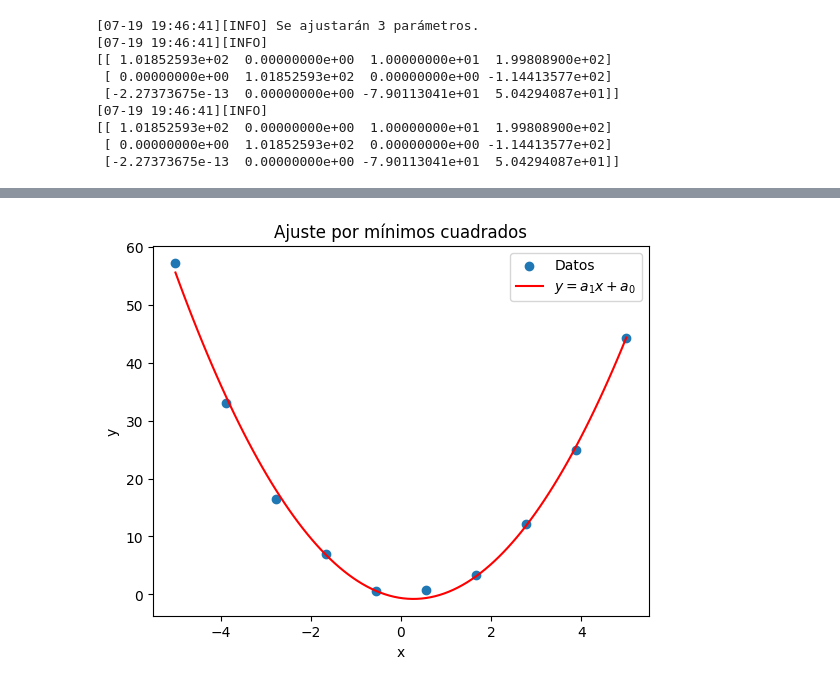
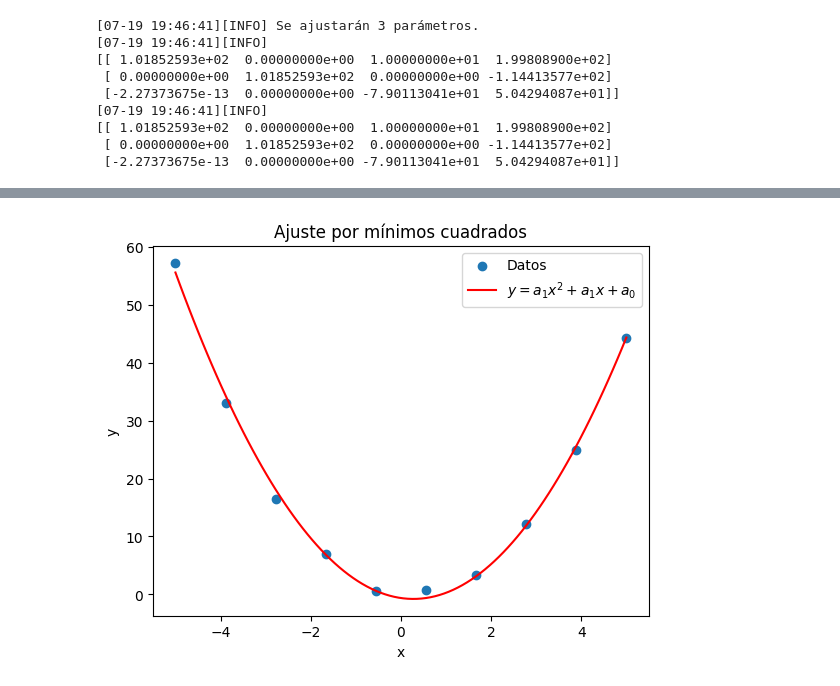
Before and after one commit to enriqueperez21/metodos_prueba, a Jupyter notebook: prueba.ipynb, the cells around one changed output, grey strips where cells are left out. Cells and saved outputs as stored; diff of their text form; code cells hidden in the pictures.

Commit message:
Cambio imagen

```diff
--- a/prueba.ipynb
+++ b/prueba.ipynb
@@ -215,7 +215,7 @@ pars = ajustar_min_cuadrados(xs2, ys2, gradiente=[der_parcial_0_exp, der_parcial
 y = [curva(xi, pars) for xi in x]
 
 plt.scatter(xs2, ys2, label="Datos")
-plt.plot(x, y, color="red", label=r"$ y = a_1 x + a_0 $")
+plt.plot(x, y, color="red", label=r"$ y =a_1 x^2 + a_1 x + a_0 $")
 plt.xlabel("x")
 plt.ylabel("y")
 plt.title("Ajuste por mínimos cuadrados")
@@ -231,4 +231,4 @@ plt.show()
 [[ 1.01852593e+02  0.00000000e+00  1.00000000e+01  1.99808900e+02]
  [ 0.00000000e+00  1.01852593e+02  0.00000000e+00 -1.14413577e+02]
  [-2.27373675e-13  0.00000000e+00 -7.90113041e+01  5.04294087e+01]]
-[figure, old version]
+[figure, new version]
```
Also changed, not shown: parts of 1 cell of this notebook, 1 other file.
